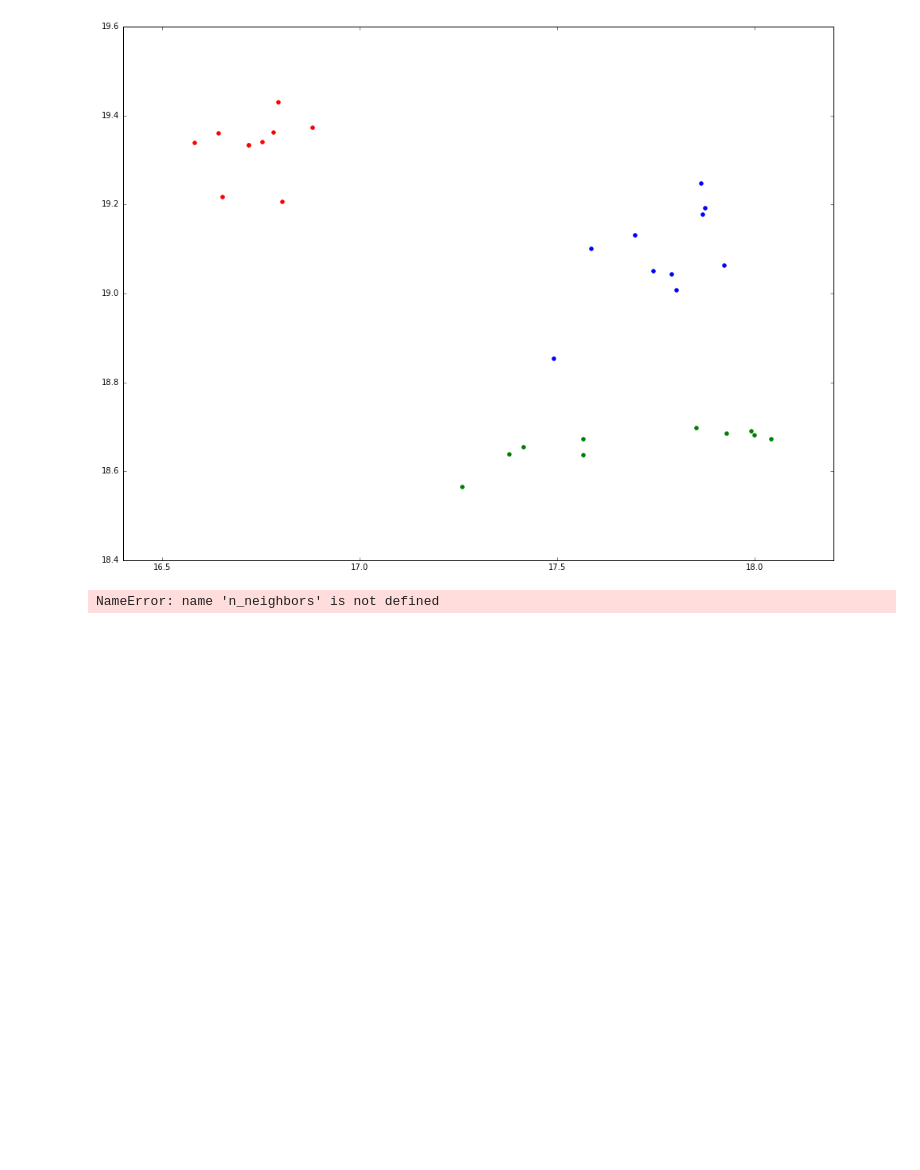
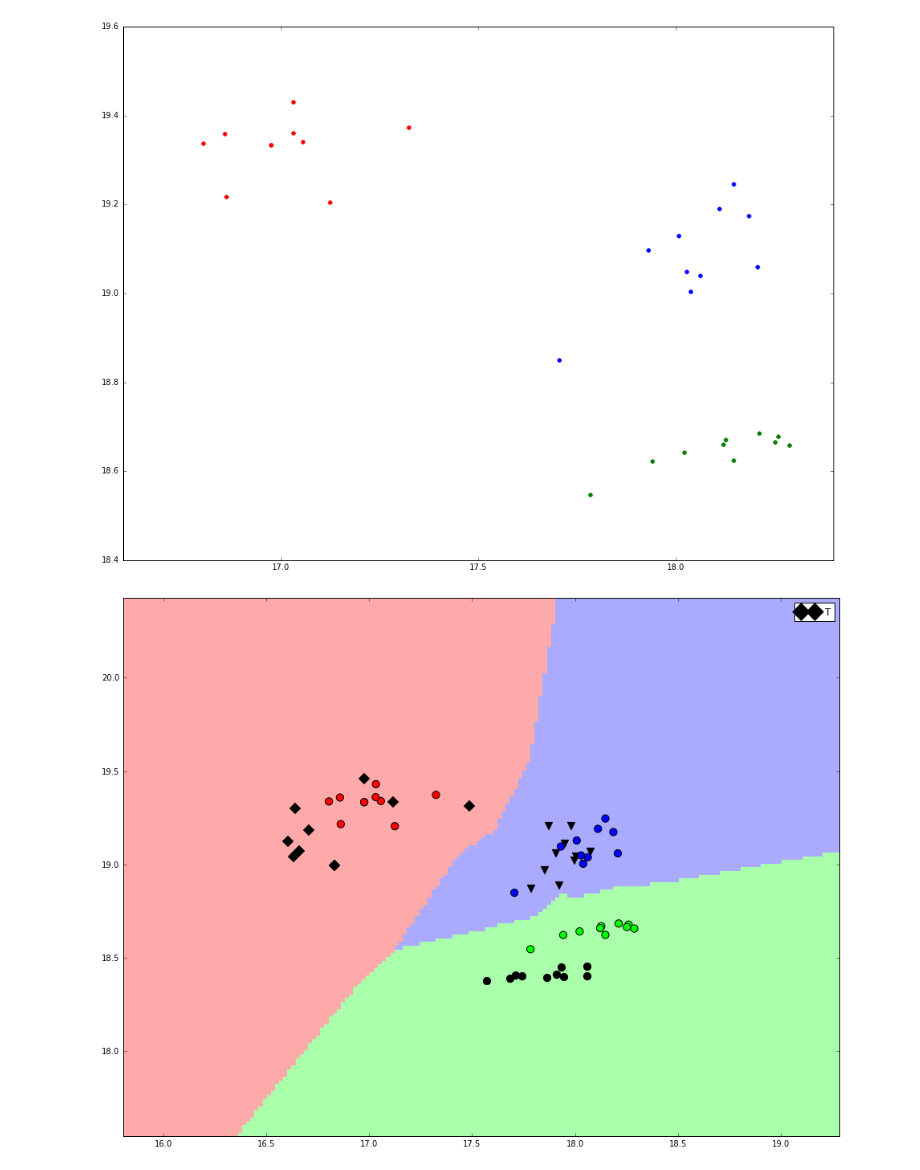
Before and after one commit to rowankyp/sps, a Jupyter notebook: cw2.ipynb, the cells around one changed output. Cells and saved outputs as stored; diff of their text form; code cells hidden in the pictures; blank space fills up the shorter version.

```diff
--- a/cw2.ipynb
+++ b/cw2.ipynb
@@ -149,16 +148,25 @@ plotMasks(getFTs(Ts),"t");
 [figure]
 # %%
+def getThreshold():
+    fts = getFTs(Ss)
+    average = []
+    for ft in fts:
+        average.append(np.average(np.absolute(ft)))
+
+    return (np.sum(average) / 30)
+
+# print(getThreshold())
 def box(mag):
-    xmin = 250
+    xmin = 200
     xmax = 310
     ymin = 150
     ymax = 190
 
-    threshold = np.amax(mag)
+    threshold = getThreshold()
     w, h = len(mag[0]), len(mag)
-    size = lambda x,y : True if (mag[y][x] >= threshold*0.6) and (mag[y][x] <= threshold*0.9) else False
+    size = lambda x,y : True if mag[y][x] >= threshold else False
     inRect = lambda x, y : (xmin <= x <= xmax) and (ymin <= y <= ymax)
-    filterVals = lambda x, y : mag[y][x] if inRect(x, y) else 0
+    filterVals = lambda x, y : mag[y][x] if (inRect(x, y) and size(x,y)) else 0
     return sum([sum([filterVals(x, y) for x in range(w)]) for y in range(h)])
 
 def getBoxFeatureVals(fts):
@@ -266,12 +274,11 @@ def getCrossFeatureVals(fts):
 def bar(mag):
     xmin = 315
     xmax = 325
-    threshold = np.amax(mag)
+    threshold = getThreshold()
     w, h = len(mag[0]), len(mag)
-
-    size = lambda x,y : True if (mag[y][x] >= threshold*0.6) and (mag[y][x] <= threshold*0.9) else False
+    size = lambda x,y : True if mag[y][x] >= threshold else False
     inRect = lambda x, y : (xmin <= x <= xmax)
-    filterVals = lambda x, y : mag[y][x] if inRect(x, y)  else 0
+    filterVals = lambda x, y : mag[y][x] if (inRect(x, y) and size(x,y))  else 0
     return sum([sum([filterVals(x, y) for x in range(w)]) for y in range(h)])
 
 
@@ -310,9 +317,6 @@ def plotScatter(x1,x2,x3,y1,y2,y3):
 
     plt.show()
 
-
-
-    plt.show()
 
 def plotTestDataDecisions(X, y, n_neighbours):
 
@@ -376,36 +380,35 @@ def plotTestDataDecisions(X, y, n_neighbours):
         # * - S, ^ - T, + - V,dentoes actual label while colour denotes assigned label
         for i in range(0, len(s)):
             if testSLabels[i] == 0:
-                plt.scatter(s[i,0], s[i,1], c='r', marker='*', s=85)
+                plt.scatter(s[i,0], s[i,1], c='k', marker='D', s=85)
             elif testSLabels[i] == 1:
-                plt.scatter(s[i,0], s[i,1], c='g', marker='*', s=85)
+                plt.scatter(s[i,0], s[i,1], c='k', marker='o', s=85)
             else:
-                plt.scatter(s[i,0], s[i,1], c='b', marker='*', s=85)
+                plt.scatter(s[i,0], s[i,1], c='k', marker='v', s=85)
 
         for i in range(0, len(t)):
             if testTLabels[i] == 0:
-                plt.scatter(t[i,0], t[i,1], c='r', marker='^', s=85)
+                plt.scatter(t[i,0], t[i,1], c='k', marker='D', s=85)
             elif testTLabels[i] == 1:
-                plt.scatter(t[i,0], t[i,1], c='g', marker='^', s=85)
+                plt.scatter(t[i,0], t[i,1], c='k', marker='o', s=85)
             else:
-                plt.scatter(t[i,0], t[i,1], c='b', marker='^', s=85)
+                plt.scatter(t[i,0], t[i,1], c='k', marker='v', s=85)
 
         for i in range(0, len(v)):
             if testVLabels[i] == 0:
-                plt.scatter(v[i,0], v[i,1], c='r', marker='x', s=85)
+                plt.scatter(v[i,0], v[i,1], c='k', marker='D', s=85)
             elif testVLabels[i] == 1:
-                plt.scatter(v[i,0], v[i,1], c='g', marker='x', s=85)
+                plt.scatter(v[i,0], v[i,1], c='k', marker='o', s=85)
             else:
-                plt.scatter(v[i,0], v[i,1], c='b', marker='x', s=85)
+                plt.scatter(v[i,0], v[i,1], c='k', marker='v', s=85)
 
 
         plt.scatter(X[:, 0], X[:, 1], c=y, cmap=cmap_bold, s=85)
 
         # Plot Legend
-        blue_line = mlines.Line2D([], [], color='blue', marker='*',
-                              markersize=15, label='Blue stars')
-        blue_line = mlines.Line2D([], [], color='blue', marker='*',
-                              markersize=15, label='Blue stars')
+        blue_line = mlines.Line2D([], [], color='black', marker='D',
+                              markersize=15, label='T')
+
 
         plt.legend(handles=[blue_line])
 
@@ -459,32 +462,33 @@ def circleCluster(fourierT, fourierV, fourierS):
 
 #     t_y1 = getBarFeatureVals(fourierTestT)
 #     t_y2 = getBarFeatureVals(fourierTestV)
 #     t_y3 = getBarFeatureVals(fourierTestS)
 
 
     fig1 = plt.figure()
     ax1  = fig1.add_subplot( 111 )
     plt.scatter(x1, y1, color="r")
     plt.scatter(x2, y2, color="g")
     plt.scatter(x3, y3, color="b")
 
 #     plt.scatter(t_x1,t_y1, color="c")
 #     plt.scatter(t_x2,t_y2, color="y")
 #     plt.scatter(t_x3,t_y3, color="k")
 
     plt.show()
 
     X = composeArray(x1,x2,x3,y1,y2,y3)
     y = np.array([0,0,0,0,0,0,0,0,0,0,1,1,1,1,1,1,1,1,1,1,2,2,2,2,2,2,2,2,2,2])
     plotTestDataDecisions(X,y,1)
+    plotDecision(X,y,1)
 
 
 
 fourierT = getFTs(Ts)
 fourierV = getFTs(Vs)
 fourierS = getFTs(Ss)
 
 circleCluster(fourierT, fourierV, fourierS)
 # %% [output]
-[figure, old version]
+[figure, new version]
-NameError: name 'n_neighbors' is not defined
+[figure, added]
```
Also changed, not shown: parts of 3 cells of this notebook, 12 other files.
